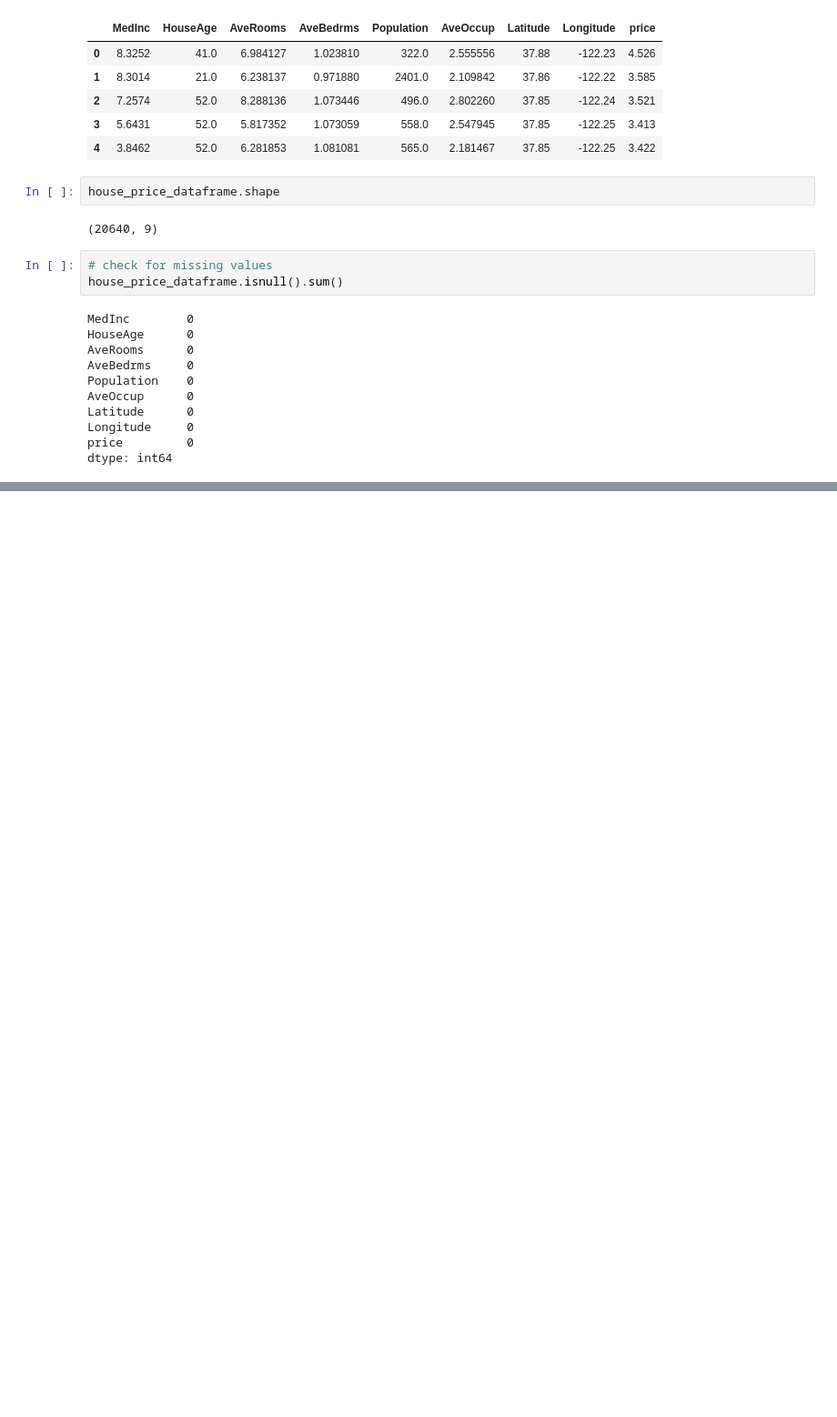
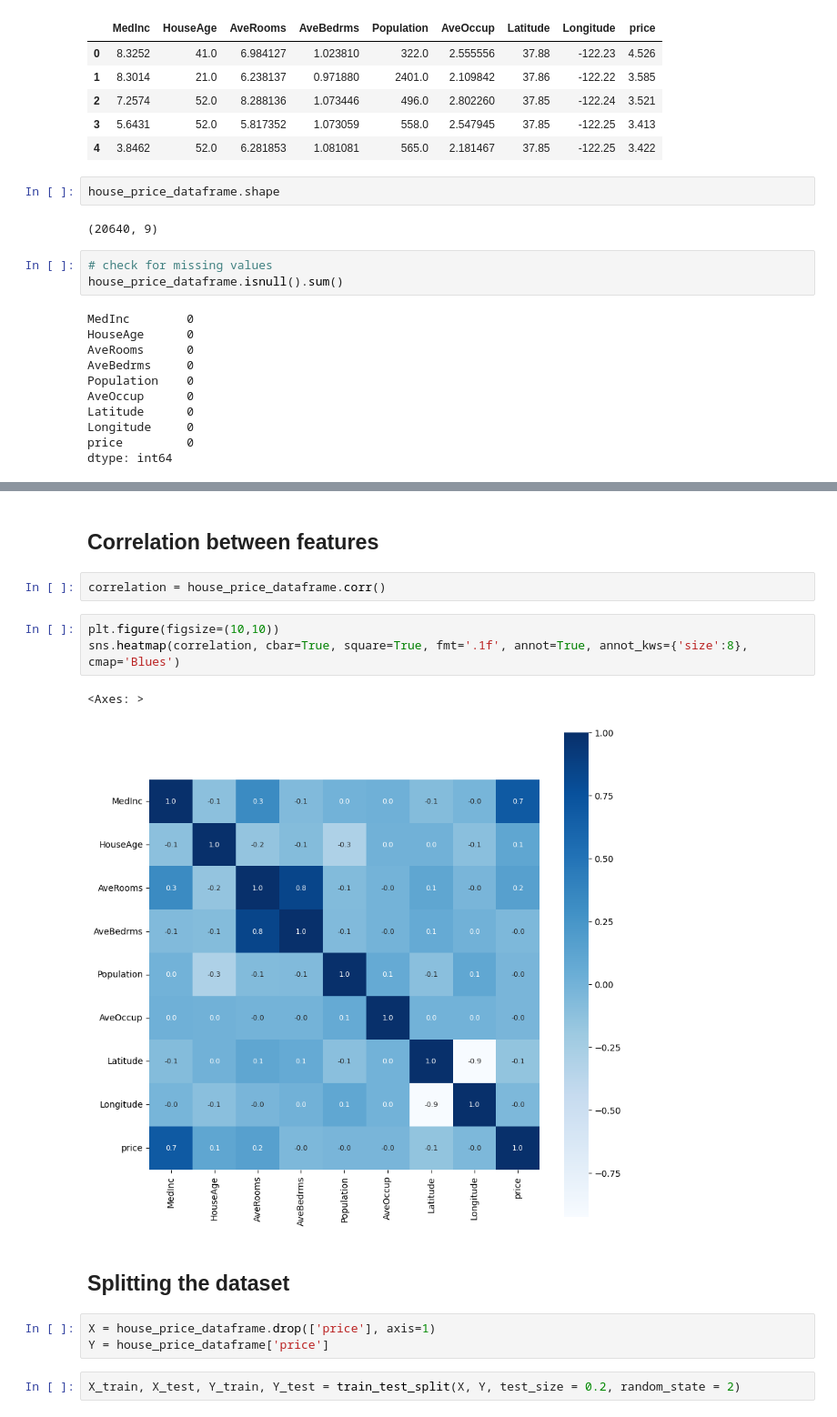
Before and after one commit to minamaher58/ML-projects, a Jupyter notebook: House Price Prediction/House Price Prediction.ipynb, the cells around one changed output, grey strips where cells are left out. Shown at 91% size. Drawn from its saved outputs; the diff is of its cells as text; blank space fills up the shorter version.

Commit message:
House price prediction

```diff
--- a/House Price Prediction/House Price Prediction.ipynb
+++ b/House Price Prediction/House Price Prediction.ipynb
@@ -84,4 +84,19 @@ house_price_dataframe.describe()
 | 75% | 4.743250 | 37.000000 | 6.052381 | 1.099526 | 1725.000000 | 3.282261 | 37.710000 | -118.010000 | 2.647250 |
 | max | 15.000100 | 52.000000 | 141.909091 | 34.066667 | 35682.000000 | 1243.333333 | 41.950000 | -114.310000 | 5.000010 |
 # %% [markdown]
-##
+## Correlation between features
+# %%
+correlation = house_price_dataframe.corr()
+# %%
+plt.figure(figsize=(10,10))
+sns.heatmap(correlation, cbar=True, square=True, fmt='.1f', annot=True, annot_kws={'size':8}, cmap='Blues')
+# %% [output]
+<Axes: >
+[figure, added]
+# %% [markdown]
+## Splitting the dataset
+# %%
+X = house_price_dataframe.drop(['price'], axis=1)
+Y = house_price_dataframe['price']
+# %%
+X_train, X_test, Y_train, Y_test = train_test_split(X, Y, test_size = 0.2, random_state = 2)
```
Also changed, not shown: parts of 12 cells of this notebook.
